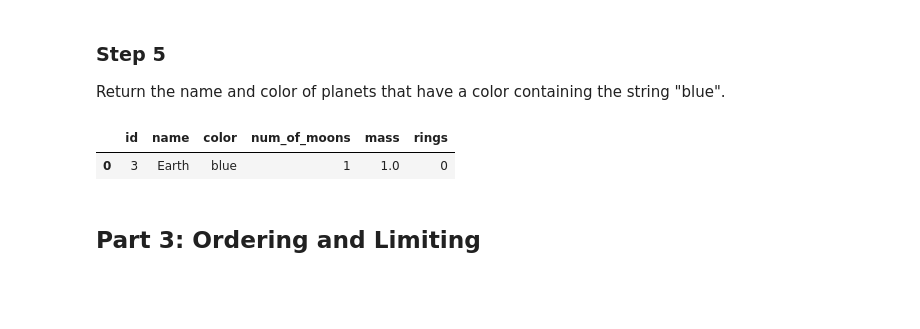
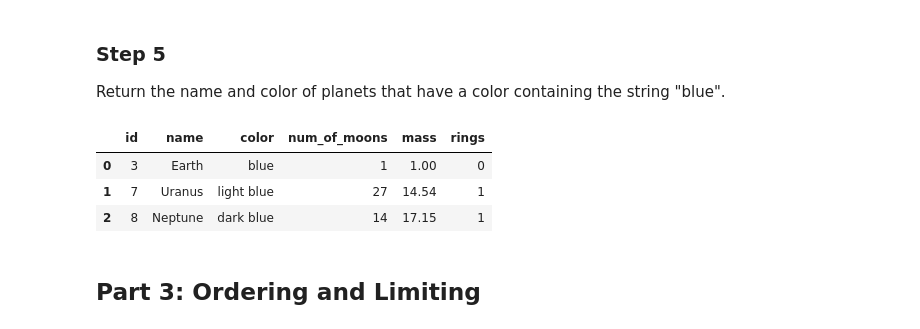
Before and after one commit to stevemosethegoat/DS_Course1_Week1_Module2_SQLQueries, a Jupyter notebook: SQLFilterOrderGroupLab.ipynb, the cells around one changed output. Drawn from its saved outputs; the diff is of its cells as text; code cells hidden in the pictures; blank space fills up the shorter version.

```diff
--- a/SQLFilterOrderGroupLab.ipynb
+++ b/SQLFilterOrderGroupLab.ipynb
@@ -112,11 +112,13 @@ Return the name and color of planets that have a color containing the string "bl
 # %%
 # CodeGrade step5
 # Replace None with your code
-df_blue = pd.read_sql("""SELECT * FROM planets WHERE color = 'blue';""",conn1)
+df_blue = pd.read_sql("""SELECT * FROM planets WHERE color LIKE '%blue%';""",conn1)
 df_blue
 # %% [output]
 |  | id | name | color | num_of_moons | mass | rings |
-| 0 | 3 | Earth | blue | 1 | 1.0 | 0 |
+| 0 | 3 | Earth | blue | 1 | 1.00 | 0 |
+| 1 | 7 | Uranus | light blue | 27 | 14.54 | 1 |
+| 2 | 8 | Neptune | dark blue | 14 | 17.15 | 1 |
 # %% [markdown]
 ## Part 3: Ordering and Limiting
 # %% [markdown]
```
Also changed, not shown: parts of 3 cells of this notebook, 3 other files.
